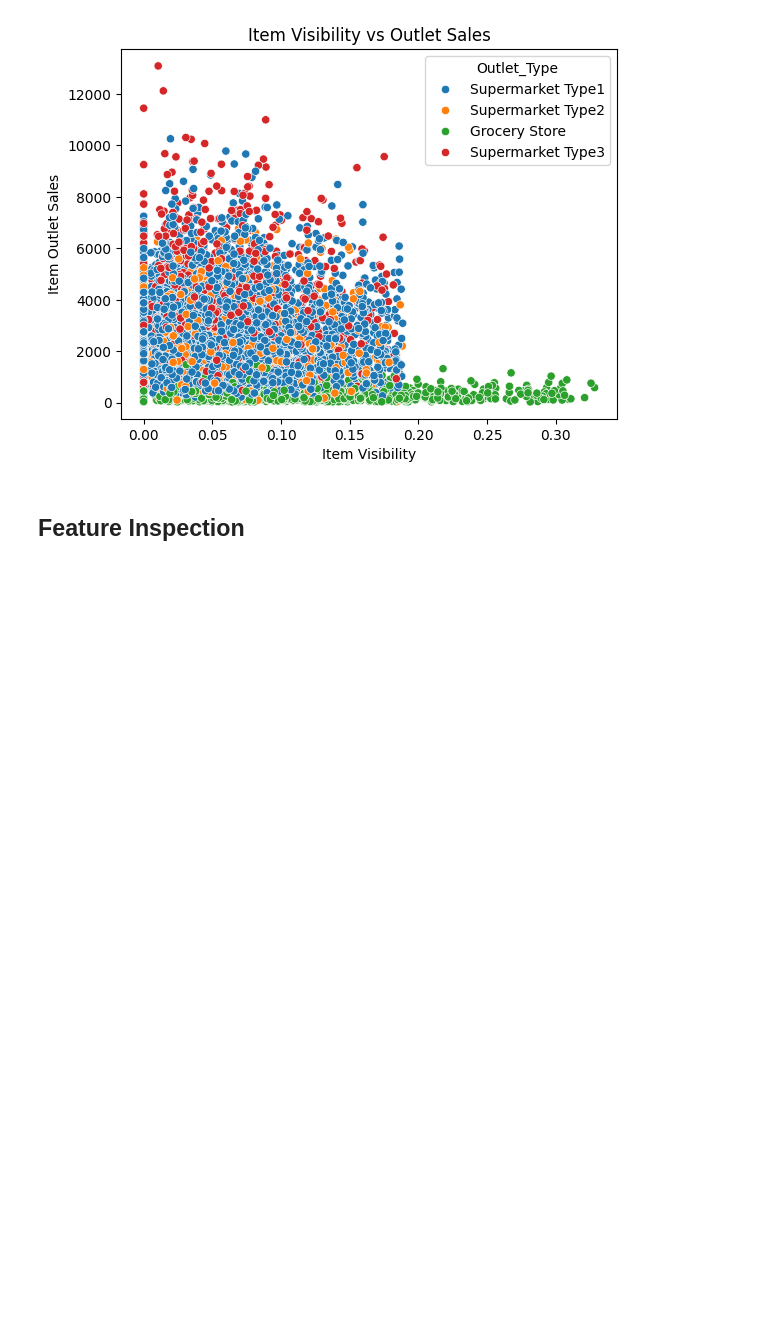
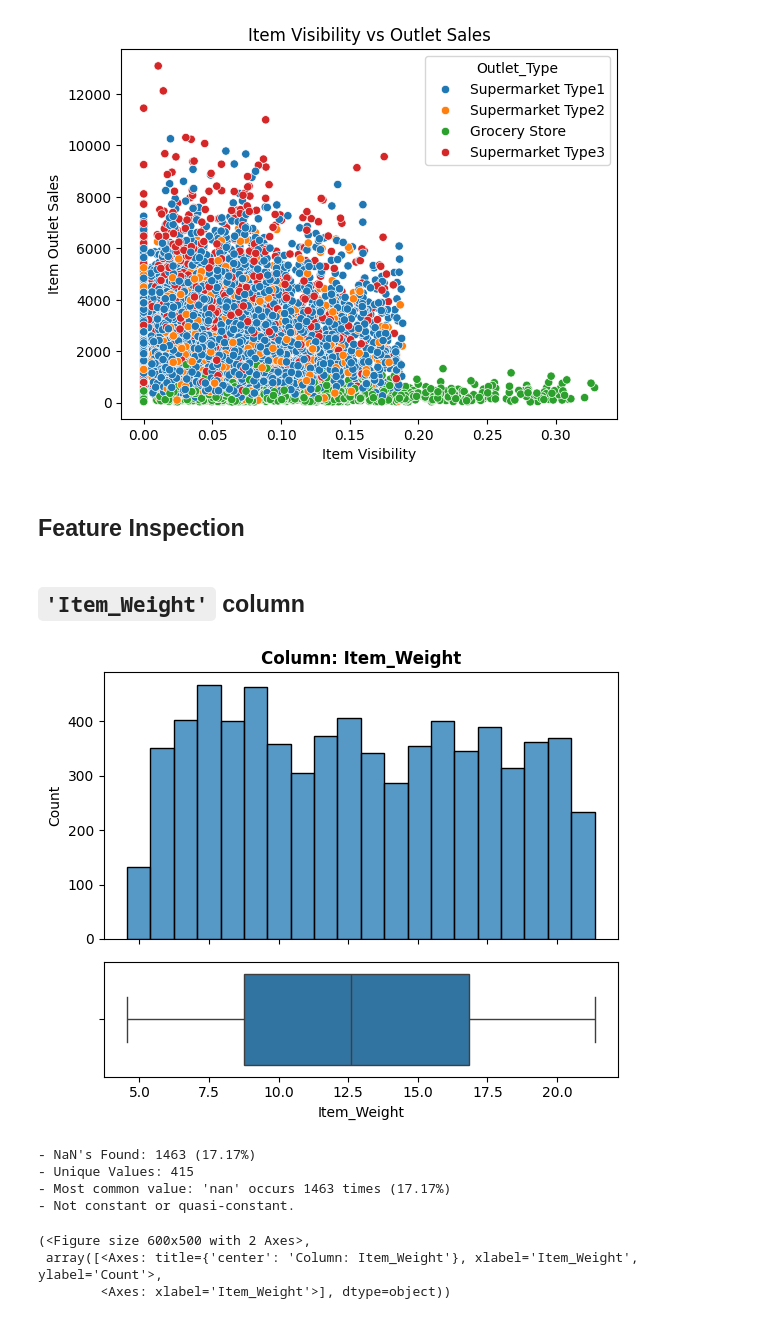
Before and after one commit to farahwadya/Prediction-of-Product-Sales, a Jupyter notebook: Prediction_of_Product_Sales.ipynb, the cells around one changed output. Cells and saved outputs as stored; diff of their text form; code cells hidden in the pictures; blank space fills up the shorter version.

```diff
--- a/Prediction_of_Product_Sales.ipynb
+++ b/Prediction_of_Product_Sales.ipynb
@@ -410,0 +584,13 @@ plt.show()
+# %% [markdown]
+## `'Item_Weight'` column
+# %%
+explore_numeric(df_sales, x='Item_Weight', figsize=(6,5) )
+# %% [output]
+[figure, added]
+- NaN's Found: 1463 (17.17%)
+- Unique Values: 415
+- Most common value: 'nan' occurs 1463 times (17.17%)
+- Not constant or quasi-constant.
+(<Figure size 600x500 with 2 Axes>,
+ array([<Axes: title={'center': 'Column: Item_Weight'}, xlabel='Item_Weight', ylabel='Count'>,
+        <Axes: xlabel='Item_Weight'>], dtype=object))
```
Also changed, not shown: parts of 40 cells of this notebook.
